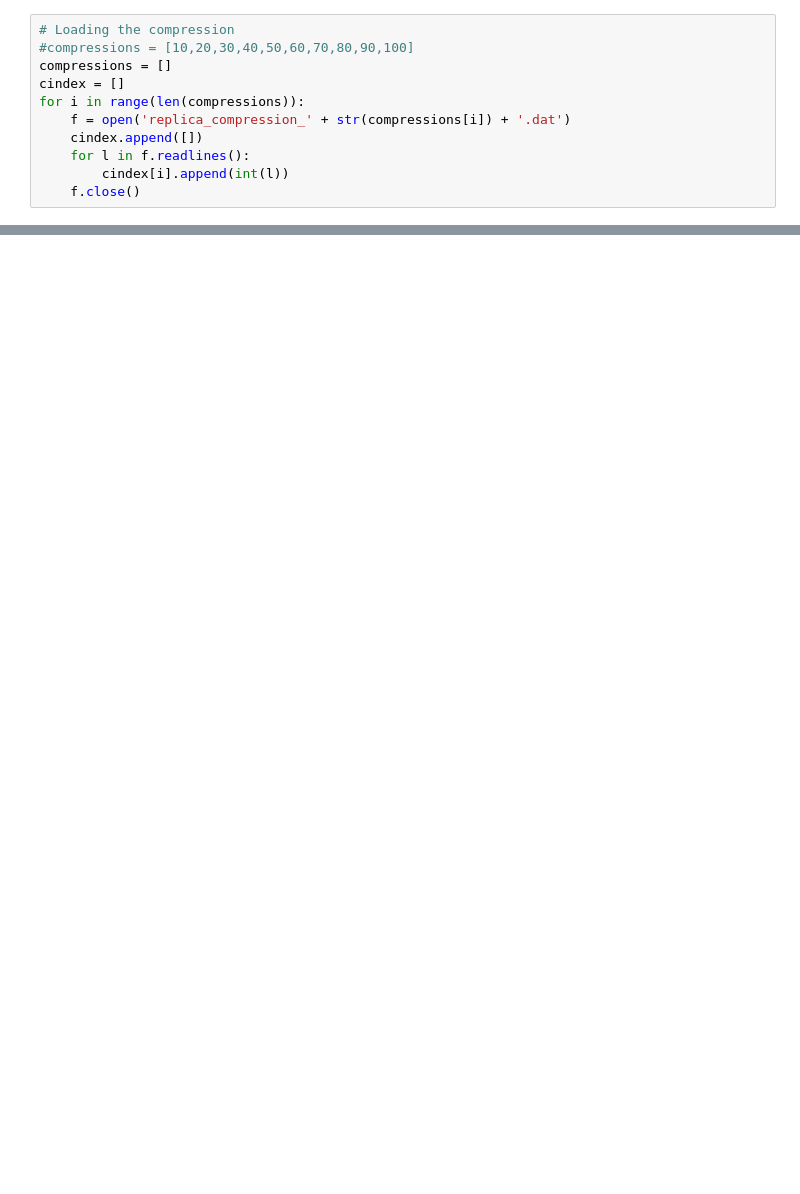
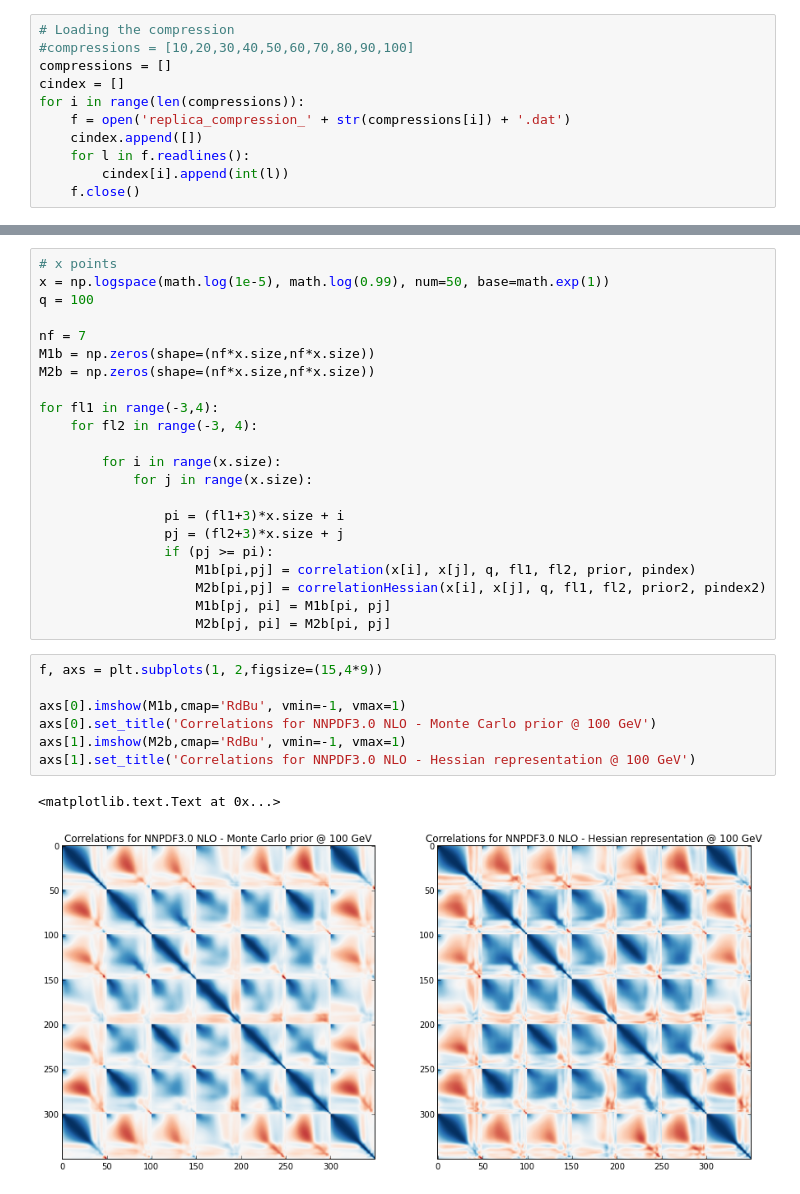
Before and after one commit to scarrazza/compressor, a Jupyter notebook: tools/CorrelationsHessian.ipynb, the cells around one changed output, grey strips where cells are left out. Cells and saved outputs as stored; diff of their text form; blank space fills up the shorter version.

```diff
--- a/tools/CorrelationsHessian.ipynb
+++ b/tools/CorrelationsHessian.ipynb
@@ -127,0 +173,32 @@ for fl in fls:
+# %%
+# x points
+x = np.logspace(math.log(1e-5), math.log(0.99), num=50, base=math.exp(1))
+q = 100
+
+nf = 7
+M1b = np.zeros(shape=(nf*x.size,nf*x.size))
+M2b = np.zeros(shape=(nf*x.size,nf*x.size))
+
+for fl1 in range(-3,4):
+    for fl2 in range(-3, 4):
+
+        for i in range(x.size):
+            for j in range(x.size):
+
+                pi = (fl1+3)*x.size + i
+                pj = (fl2+3)*x.size + j
+                if (pj >= pi):
+                    M1b[pi,pj] = correlation(x[i], x[j], q, fl1, fl2, prior, pindex)
+                    M2b[pi,pj] = correlationHessian(x[i], x[j], q, fl1, fl2, prior2, pindex2)
+                    M1b[pj, pi] = M1b[pi, pj]
+                    M2b[pj, pi] = M2b[pi, pj]
+# %%
+f, axs = plt.subplots(1, 2,figsize=(15,4*9))
+
+axs[0].imshow(M1b,cmap='RdBu', vmin=-1, vmax=1)
+axs[0].set_title('Correlations for NNPDF3.0 NLO - Monte Carlo prior @ 100 GeV')
+axs[1].imshow(M2b,cmap='RdBu', vmin=-1, vmax=1)
+axs[1].set_title('Correlations for NNPDF3.0 NLO - Hessian representation @ 100 GeV')
+# %% [output]
+<matplotlib.text.Text at 0x...>
+[figure, added]
```
Also changed, not shown: parts of 5 cells of this notebook, 1 other file.
